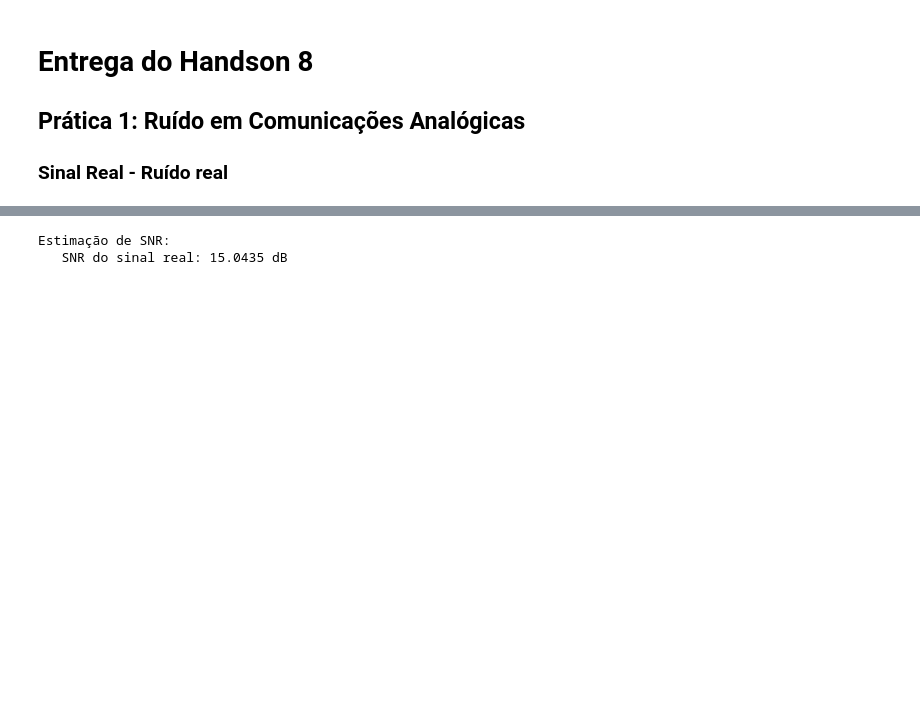
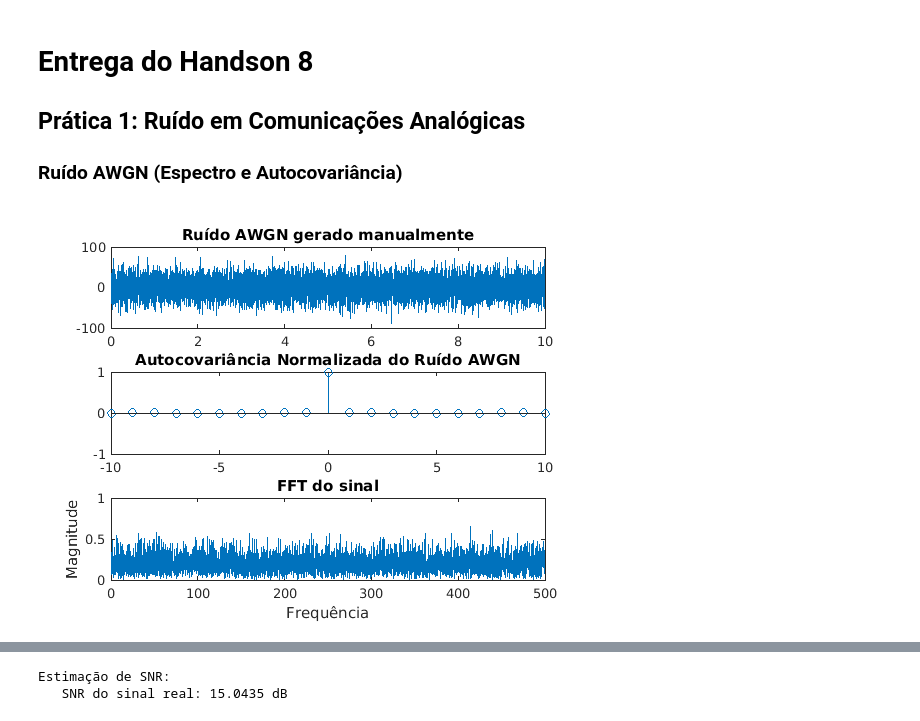
Before and after one commit to alisson-camara/alisson_DCO2004, a Jupyter notebook: Entrega_08.ipynb, the cells around one changed output, grey strips where cells are left out. Saved outputs shown, nothing was run; the diff lists cells and outputs as text; code cells hidden in the pictures; blank space fills up the shorter version.

```diff
--- a/Entrega_08.ipynb
+++ b/Entrega_08.ipynb
@@ -3,4 +3,40 @@
 
 ## Prática 1: Ruído em Comunicações Analógicas
 
-###  Sinal Real - Ruído real
+### Ruído AWGN (Espectro e Autocovariância)
+# %%
+clear all; clc; close all;
+Fs=10^3;
+N=10^4;
+N0=1;
+Pn = N0*Fs/2;                              % Calcula a potência do ruído com amostragem Fs
+noiseSigma = sqrt(Pn);                    % Desvio padrão do ruído AWGN (amostras reais)
+t=0:1/Fs:N/Fs -1/Fs;
+awgn = noiseSigma* randn(1,N);
+[cov_awgn,lags] = xcov(awgn,10,'coeff');
+fig=figure;
+
+subplot(3,1,1)
+plot(t,awgn)
+title('Ruído AWGN gerado manualmente');
+
+subplot(3,1,2)
+stem(lags,cov_awgn)
+title('Autocovariância Normalizada do Ruído AWGN');
+
+Nfft = N;
+Xfft=fft(awgn,Nfft);                     % Encontra a FFT
+Xfft = Xfft(1:end/2);
+f=[0:Fs/Nfft:0.5*Fs-Fs/Nfft];         % Eixo da frequência
+
+subplot(3,1,3);
+plot (f,abs(Xfft)/Nfft);              % Plota a espectro
+title('FFT do sinal');                % Configura título
+xlabel('Frequência');
+ylabel('Magnitude');
+
+p = audioplayer(awgn,Fs);   % Reproduzir o sinal gerado
+play(p);                  % Reproduzir o sinal gerado
+pause(1);
+# %% [output]
+[figure, added]
```
Also changed, not shown: parts of 4 cells of this notebook.
